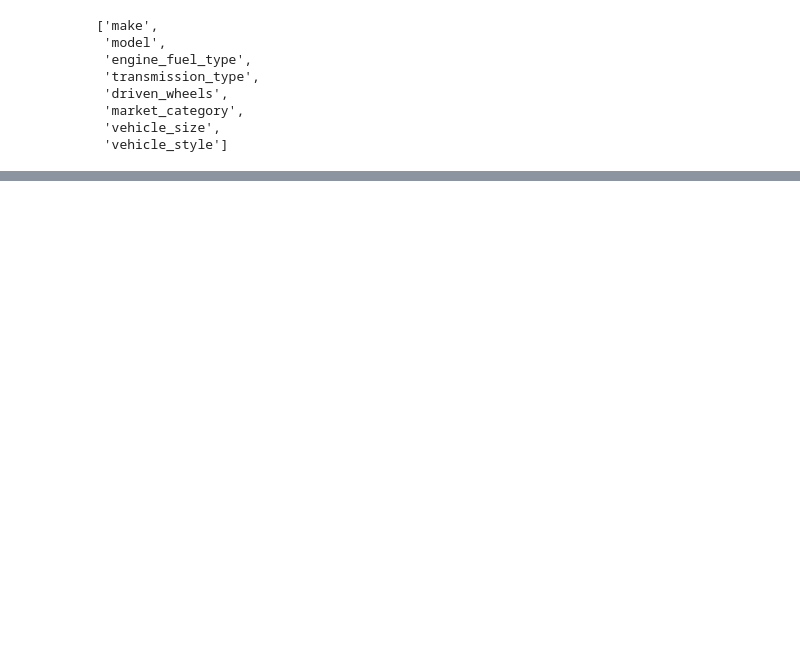
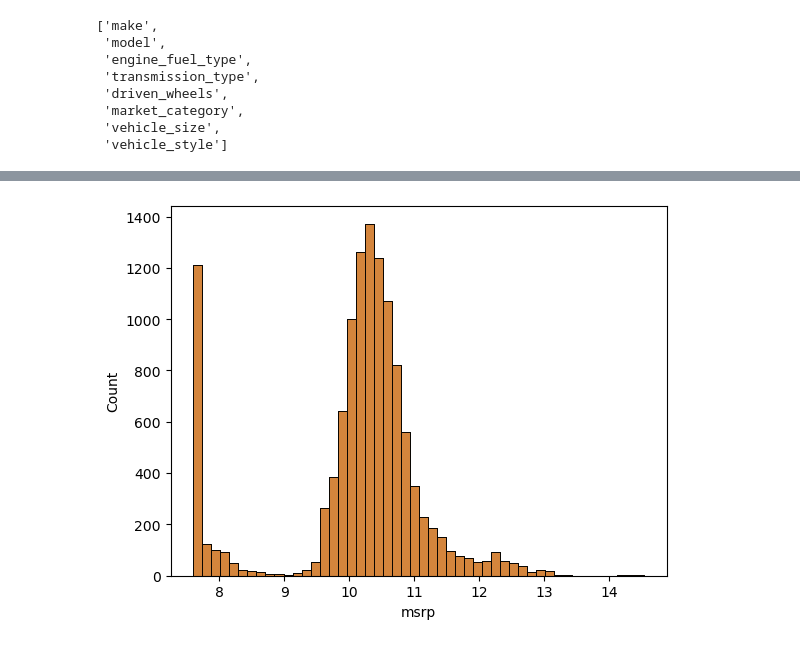
Before and after one commit to Astro-Joe/machine-learning-zoomcamp, a Jupyter notebook: Car-Prediction-Model/Data-Preparation.ipynb, the cells around one changed output, grey strips where cells are left out. Saved outputs shown, nothing was run; the diff lists cells and outputs as text; code cells hidden in the pictures; blank space fills up the shorter version.

```diff
--- a/Car-Prediction-Model/Data-Preparation.ipynb
+++ b/Car-Prediction-Model/Data-Preparation.ipynb
@@ -43,0 +94,3 @@ df.head
+# %%
+price_logs = np.log1p(df.msrp)
+price_logs
@@ -43,0 +110,5 @@ df.head
+# %%
+sns.histplot(price_logs, bins = 50)
+plt.show()
+# %% [output]
+[figure, added]
```
Also changed, not shown: parts of 7 cells of this notebook.
